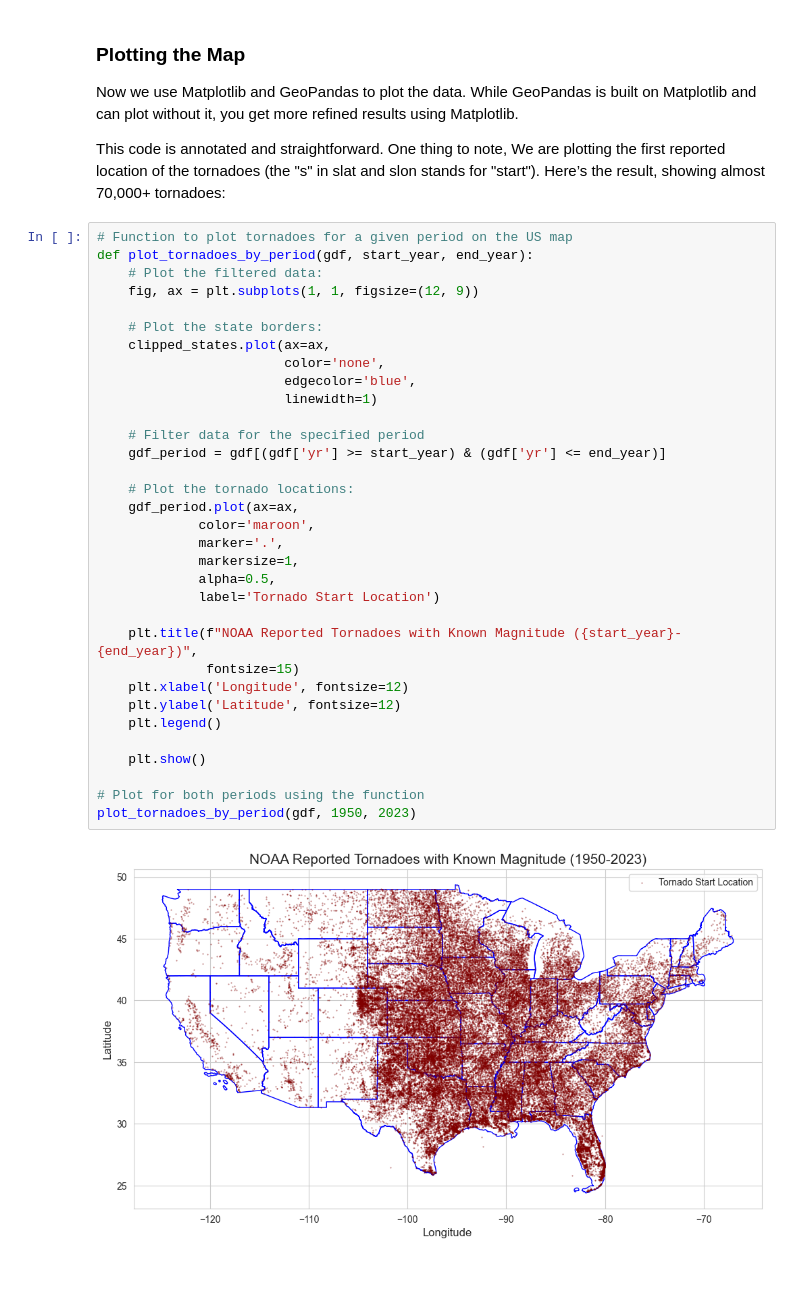
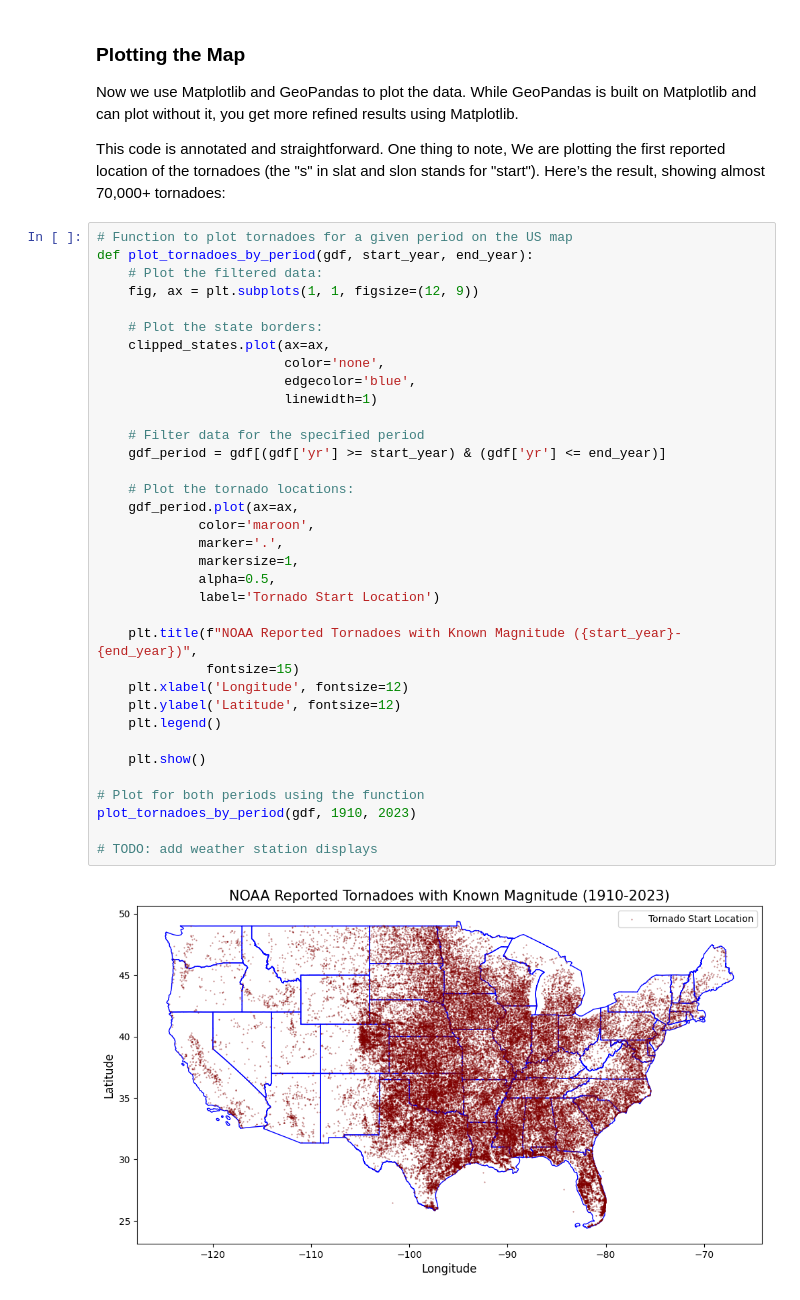
Before and after one commit to munshisaifuzzaman/Fury-In-Motion, a Jupyter notebook: notebooks/Explore.ipynb, the cells around one changed output. Saved outputs shown, nothing was run; the diff lists cells and outputs as text; blank space fills up the shorter version.

```diff
--- a/notebooks/Explore.ipynb
+++ b/notebooks/Explore.ipynb
@@ -138,32 +138,34 @@ def plot_tornadoes_by_period(gdf, start_year, end_year):
     # Plot the filtered data:
     fig, ax = plt.subplots(1, 1, figsize=(12, 9))
 
     # Plot the state borders:
     clipped_states.plot(ax=ax,
                         color='none',
                         edgecolor='blue',
                         linewidth=1)
 
     # Filter data for the specified period
     gdf_period = gdf[(gdf['yr'] >= start_year) & (gdf['yr'] <= end_year)]
 
     # Plot the tornado locations:
     gdf_period.plot(ax=ax,
              color='maroon',
              marker='.',
              markersize=1,
              alpha=0.5,
              label='Tornado Start Location')
 
     plt.title(f"NOAA Reported Tornadoes with Known Magnitude ({start_year}-{end_year})",
               fontsize=15)
     plt.xlabel('Longitude', fontsize=12)
     plt.ylabel('Latitude', fontsize=12)
     plt.legend()
 
     plt.show()
 
 # Plot for both periods using the function
-plot_tornadoes_by_period(gdf, 1950, 2023)
+plot_tornadoes_by_period(gdf, 1910, 2023)
+
+# TODO: add weather station displays
 # %% [output]
-[figure, old version]
+[figure, new version]
```
Also changed, not shown: parts of 3 cells of this notebook.
